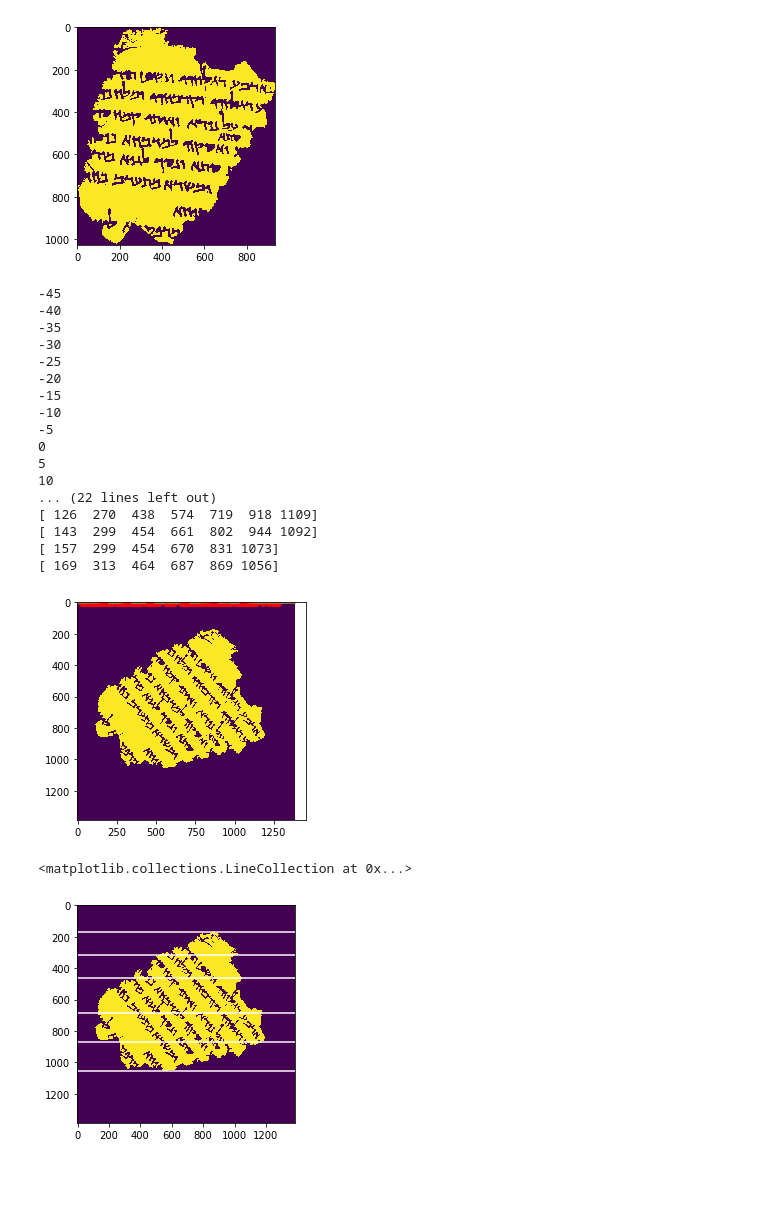
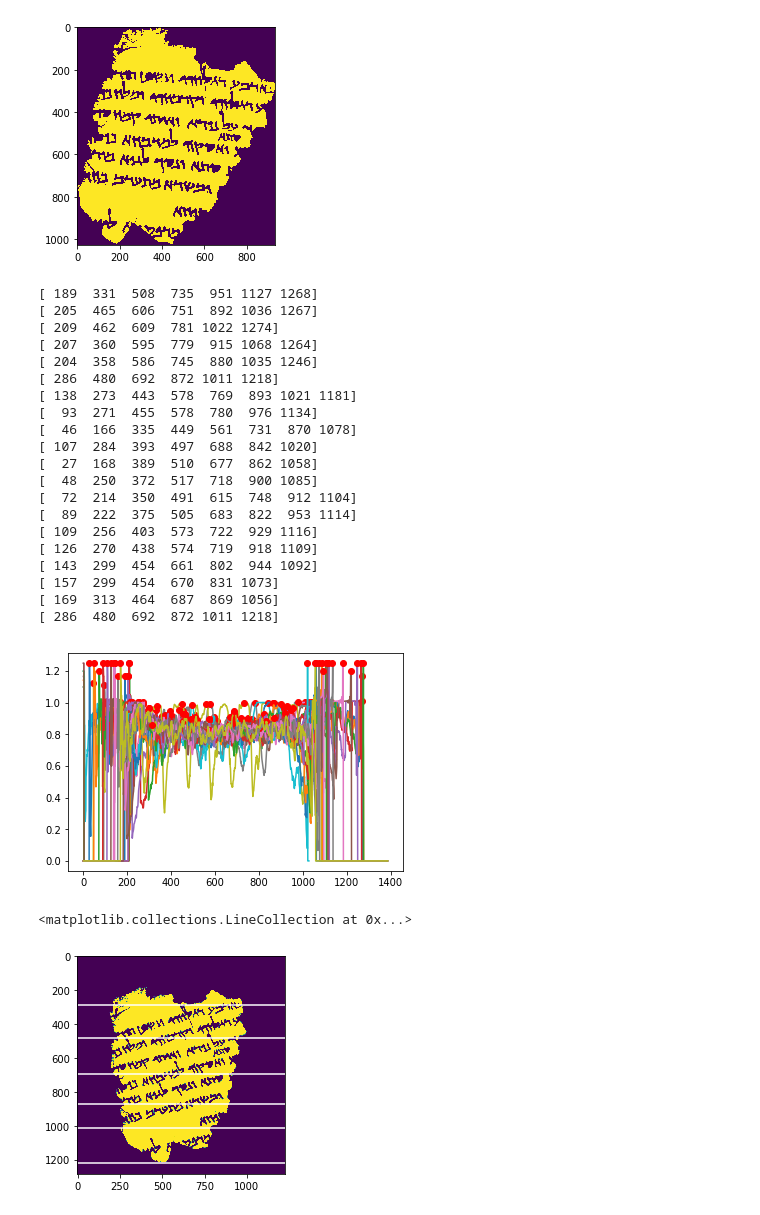
Before and after one commit to JoppeBoekestijn/handwritingrecog, a Jupyter notebook: Notebook/preprocessing/lineseg.ipynb, the cells around one changed output. Cells and saved outputs as stored; diff of their text form; code cells hidden in the pictures; blank space fills up the shorter version.

```diff
--- a/Notebook/preprocessing/lineseg.ipynb
+++ b/Notebook/preprocessing/lineseg.ipynb
@@ -164,55 +164,67 @@ def getHist(inputimg):
             hist.append(normsum)
         else:
             hist.append(0)
     return hist
 
 i = 0
 hists = []
 for angle in np.arange(-45,50,5):
     rotated = imutils.rotate_bound(crop_img, angle)
     opening = cv2.morphologyEx(rotated,cv2.MORPH_OPEN,kernel, iterations = 2)
     hist = opening[opening > 0] = 1
     hists.append(getHist(opening))
     i += 1
-    print(angle)
-plt.imshow(opening)
 
+avg = 0
+best_peaks = []
 for j in range(i):
     hist = hists[j]
     #plt.bar(range(1,1+len(hist)),hist)
     plt.plot(range(1,1+len(hist)),hist)
     peaks, _ = find_peaks(hist, height = sum(hist)/len(hist), distance = len(hist)/10)
    # plt.plot(hist.index[peaks], hist.water_level[hist], 'ro', label = 'positive peaks')
     print(peaks)
    # print(hist[list(peaks)])
     peakplot = [hist[i] for i in peaks]
     plt.plot(peaks,peakplot,'ro')
     #print (peakplot)
+    if np.mean(peaks) > avg :
+        avg = np.mean(peaks)
+        best_peaks = peaks
+        index_angle = j
+
+best_angle = -45+index_angle*5
+print(best_peaks)
+rotated = imutils.rotate_bound(crop_img,best_angle)
+opening = cv2.morphologyEx(rotated,cv2.MORPH_OPEN,kernel, iterations = 2)
 # %% [output]
--45
--40
--35
--30
--25
--20
--15
--10
--5
-0
-5
-10
-... (22 lines left out)
+[ 189  331  508  735  951 1127 1268]
+[ 205  465  606  751  892 1036 1267]
+[ 209  462  609  781 1022 1274]
+[ 207  360  595  779  915 1068 1264]
+[ 204  358  586  745  880 1035 1246]
+[ 286  480  692  872 1011 1218]
+[ 138  273  443  578  769  893 1021 1181]
+[  93  271  455  578  780  976 1134]
+[  46  166  335  449  561  731  870 1078]
+[ 107  284  393  497  688  842 1020]
+[  27  168  389  510  677  862 1058]
+[  48  250  372  517  718  900 1085]
+[  72  214  350  491  615  748  912 1104]
+[  89  222  375  505  683  822  953 1114]
+[ 109  256  403  573  722  929 1116]
 [ 126  270  438  574  719  918 1109]
 [ 143  299  454  661  802  944 1092]
 [ 157  299  454  670  831 1073]
 [ 169  313  464  687  869 1056]
+[ 286  480  692  872 1011 1218]
-[figure, old version]
+[figure, new version]
 # %%
 plt.imshow(opening)
-plt.hlines(peaks,0,len(opening[0])-1,colors='w')
+plt.hlines(best_peaks,0,len(opening[0])-1,colors='w')
 # %% [output]
 <matplotlib.collections.LineCollection at 0x...>
-[figure, old version]
+[figure, new version]
 # %%
 # slices papyrus in little papyri
 def sliceImg(inputimg, slices):
```
Also changed, not shown: 1 other file.
